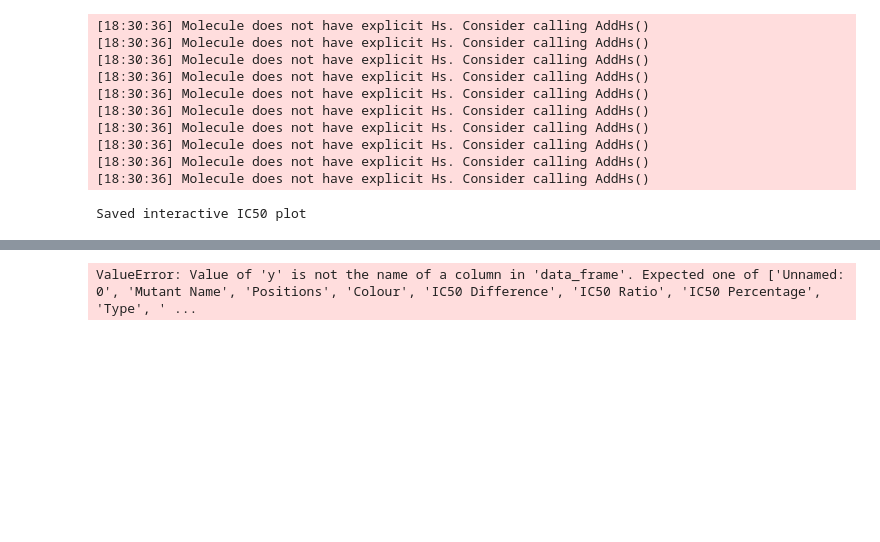
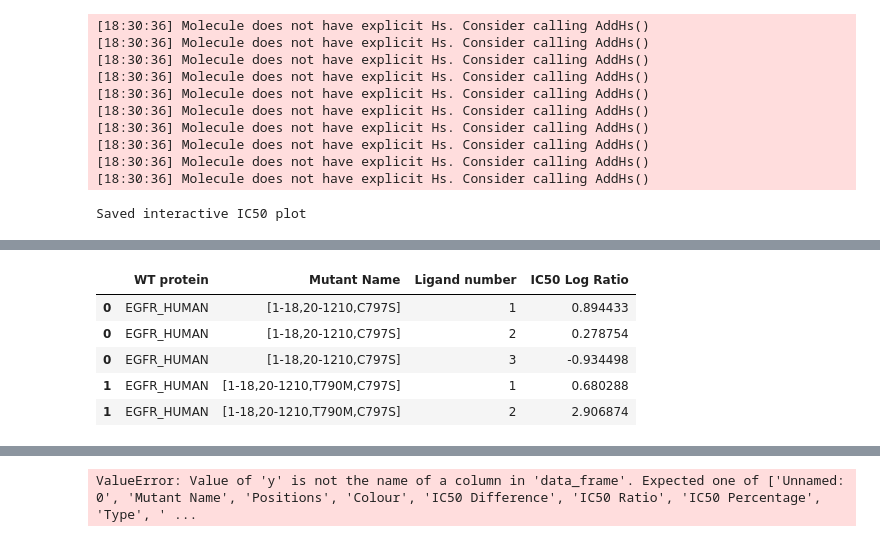
Before and after one commit to epfl-ada/ada-2024-project-abrac-adabra, a Jupyter notebook: src/scripts/mutants_analysis.ipynb, the cells around one changed output, grey strips where cells are left out. Drawn from its saved outputs; the diff is of its cells as text; code cells hidden in the pictures; blank space fills up the shorter version.

```diff
--- a/src/scripts/mutants_analysis.ipynb
+++ b/src/scripts/mutants_analysis.ipynb
@@ -102,0 +148,10 @@ Mutant:  mutant [1-18][C21->T]
+# %%
+df_test = bar_plot('../data/interaction_pairs.csv', '../data/prot_viz')
+df_test.head()
+# %% [output]
+|  | WT protein | Mutant Name | Ligand number | IC50 Log Ratio |
+| 0 | EGFR_HUMAN | [1-18,20-1210,C797S] | 1 | 0.894433 |
+| 0 | EGFR_HUMAN | [1-18,20-1210,C797S] | 2 | 0.278754 |
+| 0 | EGFR_HUMAN | [1-18,20-1210,C797S] | 3 | -0.934498 |
+| 1 | EGFR_HUMAN | [1-18,20-1210,T790M,C797S] | 1 | 0.680288 |
+| 1 | EGFR_HUMAN | [1-18,20-1210,T790M,C797S] | 2 | 2.906874 |
```
Also changed, not shown: parts of 7 cells of this notebook, 1 other file.
